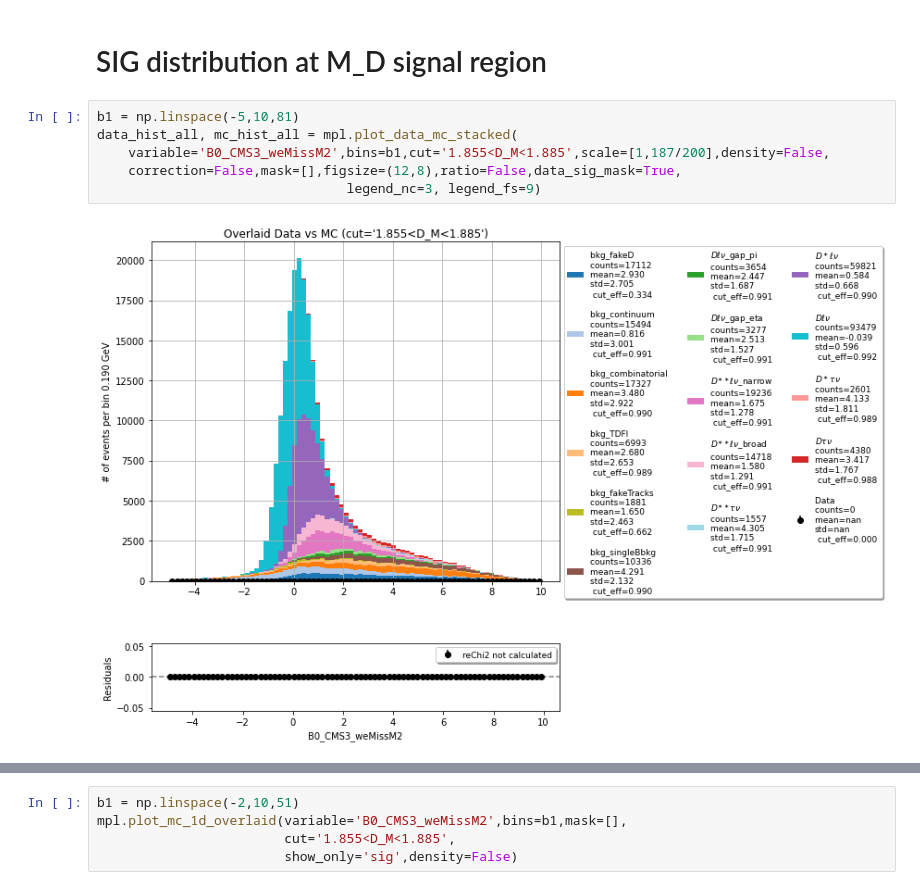
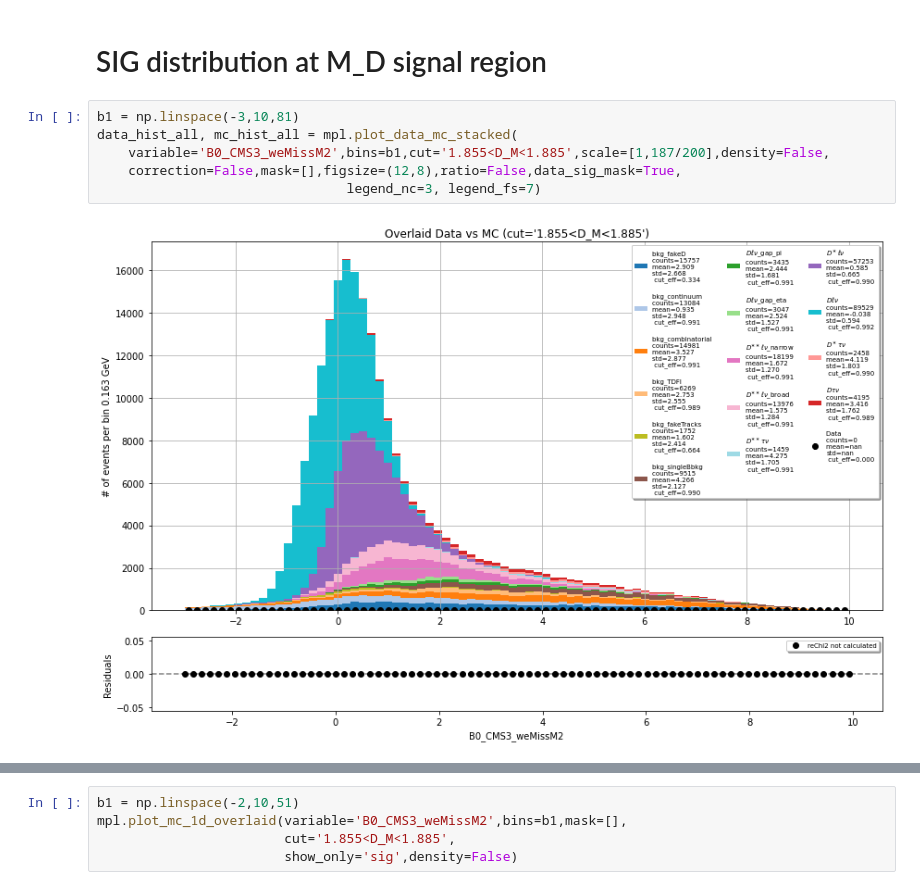
Before and after one commit to zjkjsd/inclusive_R_D, a Jupyter notebook: Notebooks/Plotting/1_PlotNtuple_signalRegion_e.ipynb, the cells around one changed output, grey strips where cells are left out. Saved outputs shown, nothing was run; the diff lists cells and outputs as text.

```diff
--- a/Notebooks/Plotting/1_PlotNtuple_signalRegion_e.ipynb
+++ b/Notebooks/Plotting/1_PlotNtuple_signalRegion_e.ipynb
@@ -112,11 +116,11 @@ util.my_cmap
 # %% [markdown]
 # SIG distribution at M_D signal region
 # %%
-b1 = np.linspace(-5,10,81)
+b1 = np.linspace(-3,10,81)
 data_hist_all, mc_hist_all = mpl.plot_data_mc_stacked(
     variable='B0_CMS3_weMissM2',bins=b1,cut='1.855<D_M<1.885',scale=[1,187/200],density=False,
     correction=False,mask=[],figsize=(12,8),ratio=False,data_sig_mask=True,
-                                legend_nc=3, legend_fs=9)
+                                legend_nc=3, legend_fs=7)
 # %% [output]
-[figure, old version]
+[figure, new version]
 # %%
```
Also changed, not shown: parts of 27 cells of this notebook, 6 other files.
